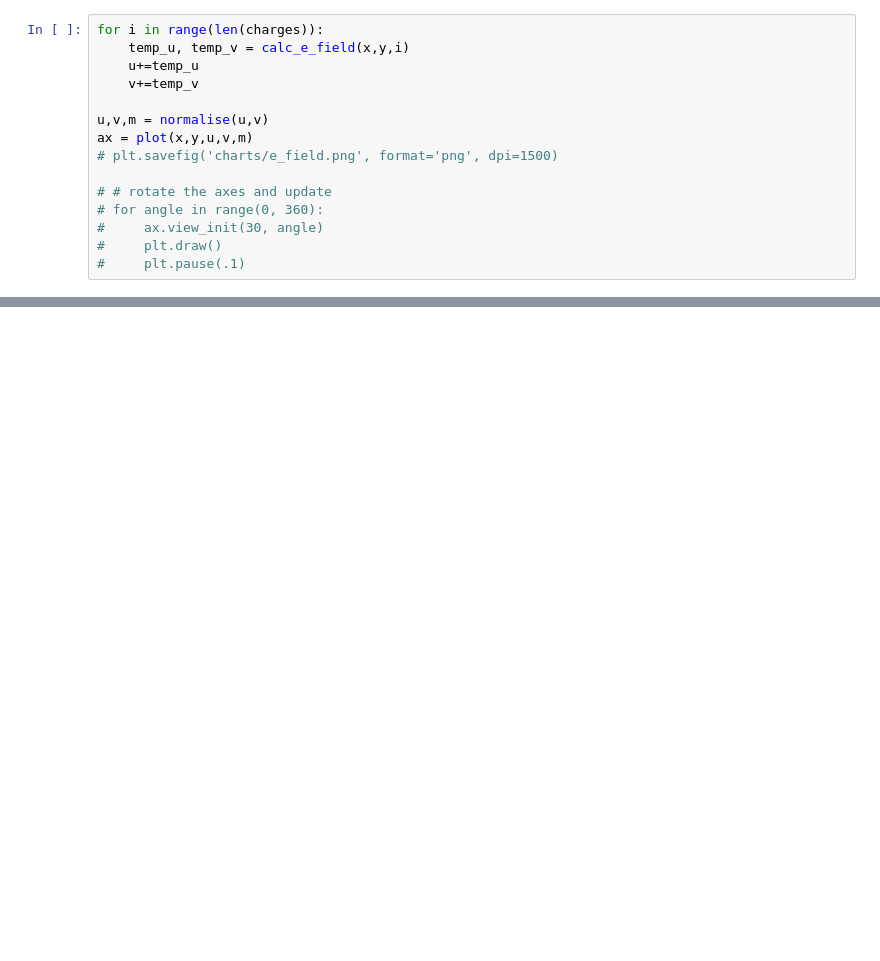
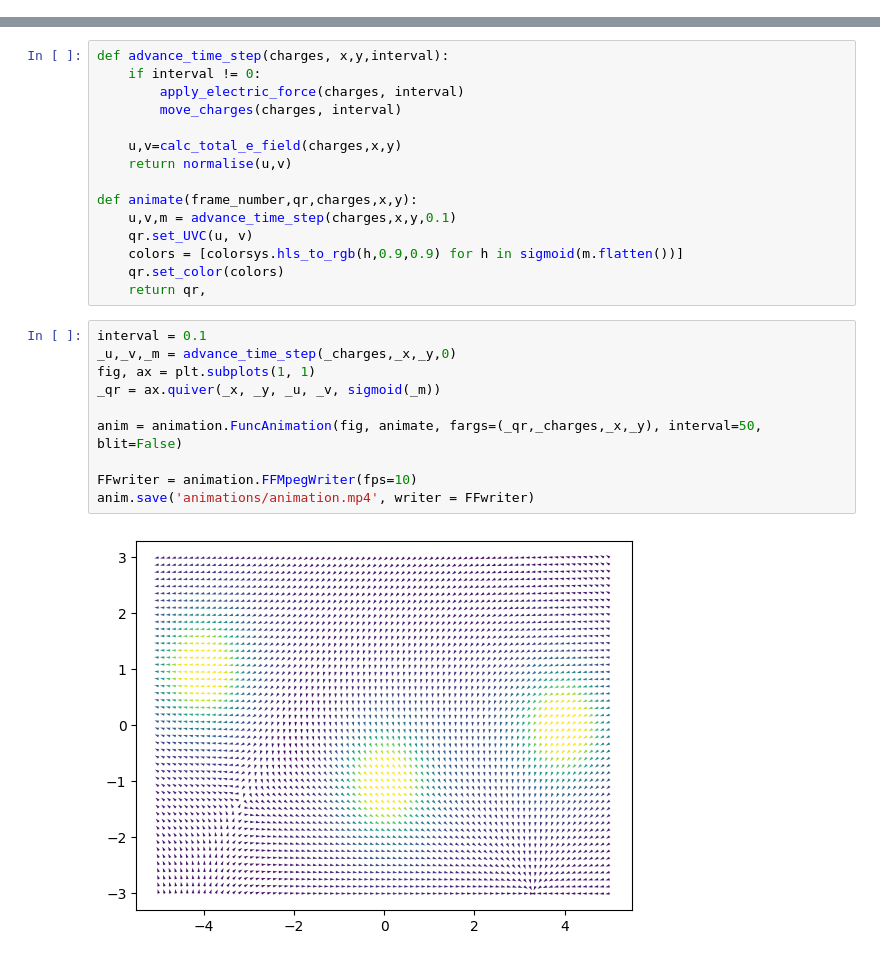
Before and after one commit to philipandwaffle/maxwells_equations, a Jupyter notebook: electric_field_2.ipynb, the cells around one changed output, grey strips where cells are left out. Saved outputs shown, nothing was run; the diff lists cells and outputs as text; blank space fills up the shorter version.

Commit message:
animations

```diff
--- a/electric_field_2.ipynb
+++ b/electric_field_2.ipynb
@@ -87,15 +97,0 @@ def apply_electric_force(delta_time):
-# %%
-for i in range(len(charges)):
-    temp_u, temp_v = calc_e_field(x,y,i)
-    u+=temp_u
-    v+=temp_v
-
-u,v,m = normalise(u,v)
-ax = plot(x,y,u,v,m)
-# plt.savefig('charts/e_field.png', format='png', dpi=1500)
-
-# # rotate the axes and update
-# for angle in range(0, 360):
-#     ax.view_init(30, angle)
-#     plt.draw()
-#     plt.pause(.1)
@@ -106,0 +98,27 @@ IndexError: index 1 is out of bounds for axis 0 with size 0
+# %%
+def advance_time_step(charges, x,y,interval):
+    if interval != 0:
+        apply_electric_force(charges, interval)
+        move_charges(charges, interval)
+
+    u,v=calc_total_e_field(charges,x,y)
+    return normalise(u,v)
+
+def animate(frame_number,qr,charges,x,y):
+    u,v,m = advance_time_step(charges,x,y,0.1)
+    qr.set_UVC(u, v)
+    colors = [colorsys.hls_to_rgb(h,0.9,0.9) for h in sigmoid(m.flatten())]
+    qr.set_color(colors)
+    return qr,
+# %%
+interval = 0.1
+_u,_v,_m = advance_time_step(_charges,_x,_y,0)
+fig, ax = plt.subplots(1, 1)
+_qr = ax.quiver(_x, _y, _u, _v, sigmoid(_m))
+
+anim = animation.FuncAnimation(fig, animate, fargs=(_qr,_charges,_x,_y), interval=50, blit=False)
+
+FFwriter = animation.FFMpegWriter(fps=10)
+anim.save('animations/animation.mp4', writer = FFwriter)
+# %% [output]
+[figure, added]
```
Also changed, not shown: parts of 4 cells of this notebook, 1 other file.
